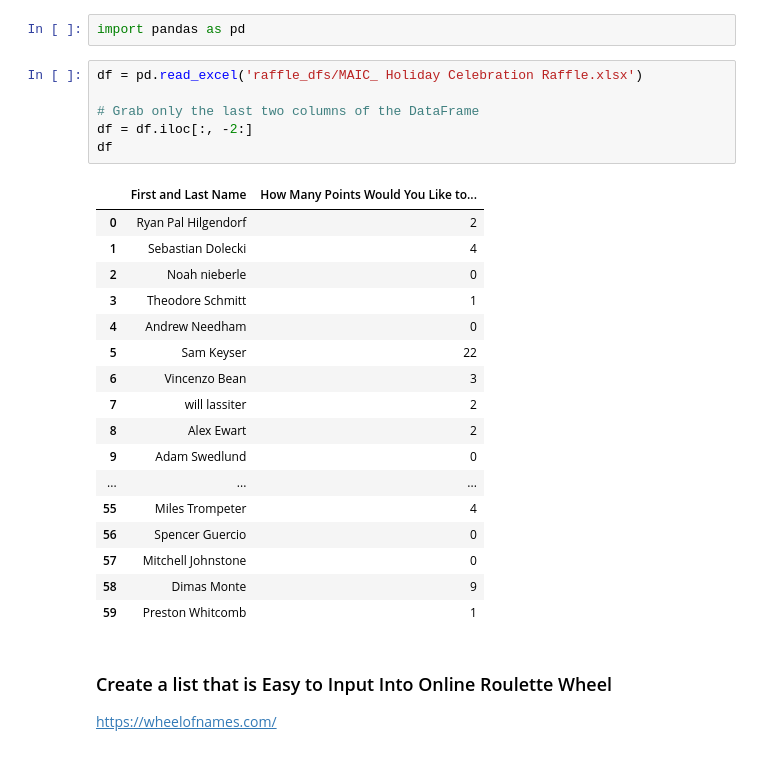
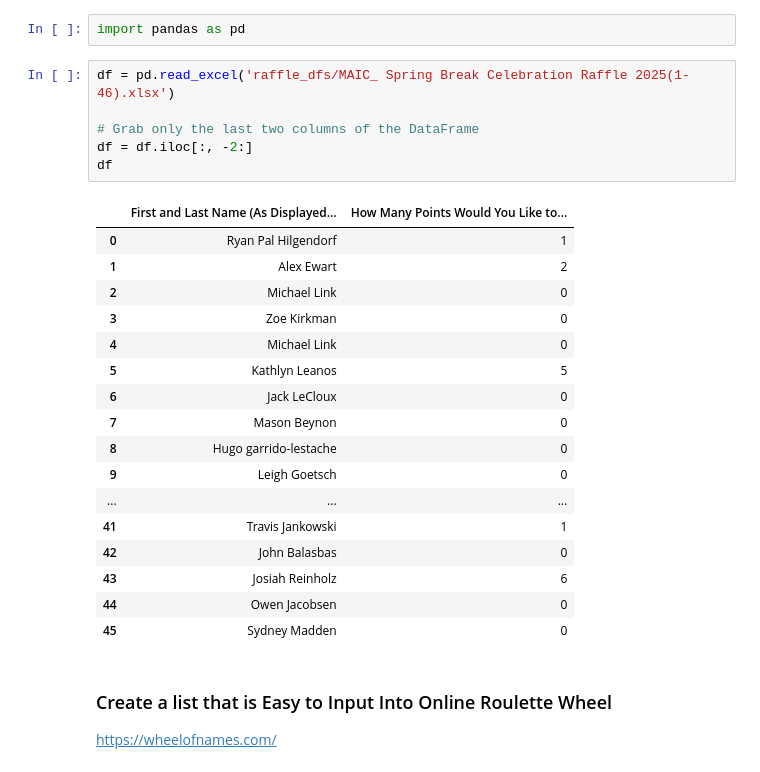
Before and after one commit to grallucas/maic, a Jupyter notebook: data/raffle_parsing/roulette.ipynb, the cells around one changed output. Saved outputs shown, nothing was run; the diff lists cells and outputs as text.

```diff
--- a/data/raffle_parsing/roulette.ipynb
+++ b/data/raffle_parsing/roulette.ipynb
@@ -1,29 +1,29 @@
 # %%
 import pandas as pd
 # %%
-df = pd.read_excel('raffle_dfs/MAIC_ Holiday Celebration Raffle.xlsx')
+df = pd.read_excel('raffle_dfs/MAIC_ Spring Break Celebration Raffle 2025(1-46).xlsx')
 
 # Grab only the last two columns of the DataFrame
 df = df.iloc[:, -2:]
 df
 # %% [output]
-|  | First and Last Name | How Many Points Would You Like to... |
-| 0 | Ryan Pal Hilgendorf | 2 |
-| 1 | Sebastian Dolecki | 4 |
-| 2 | Noah nieberle | 0 |
-| 3 | Theodore Schmitt | 1 |
-| 4 | Andrew Needham | 0 |
-| 5 | Sam Keyser | 22 |
-| 6 | Vincenzo Bean | 3 |
-| 7 | will lassiter | 2 |
-| 8 | Alex Ewart | 2 |
-| 9 | Adam Swedlund | 0 |
+|  | First and Last Name (As Displayed... | How Many Points Would You Like to... |
+| 0 | Ryan Pal Hilgendorf | 1 |
+| 1 | Alex Ewart | 2 |
+| 2 | Michael Link | 0 |
+| 3 | Zoe Kirkman | 0 |
+| 4 | Michael Link | 0 |
+| 5 | Kathlyn Leanos | 5 |
+| 6 | Jack LeCloux | 0 |
+| 7 | Mason Beynon | 0 |
+| 8 | Hugo garrido-lestache | 0 |
+| 9 | Leigh Goetsch | 0 |
 | ... | ... | ... |
-| 55 | Miles Trompeter | 4 |
-| 56 | Spencer Guercio | 0 |
-| 57 | Mitchell Johnstone | 0 |
-| 58 | Dimas Monte | 9 |
-| 59 | Preston Whitcomb | 1 |
+| 41 | Travis Jankowski | 1 |
+| 42 | John Balasbas | 0 |
+| 43 | Josiah Reinholz | 6 |
+| 44 | Owen Jacobsen | 0 |
+| 45 | Sydney Madden | 0 |
 # %% [markdown]
 ### Create a list that is Easy to Input Into Online Roulette Wheel
 https://wheelofnames.com/
```
Also changed, not shown: parts of 5 cells of this notebook, 8 other files.
